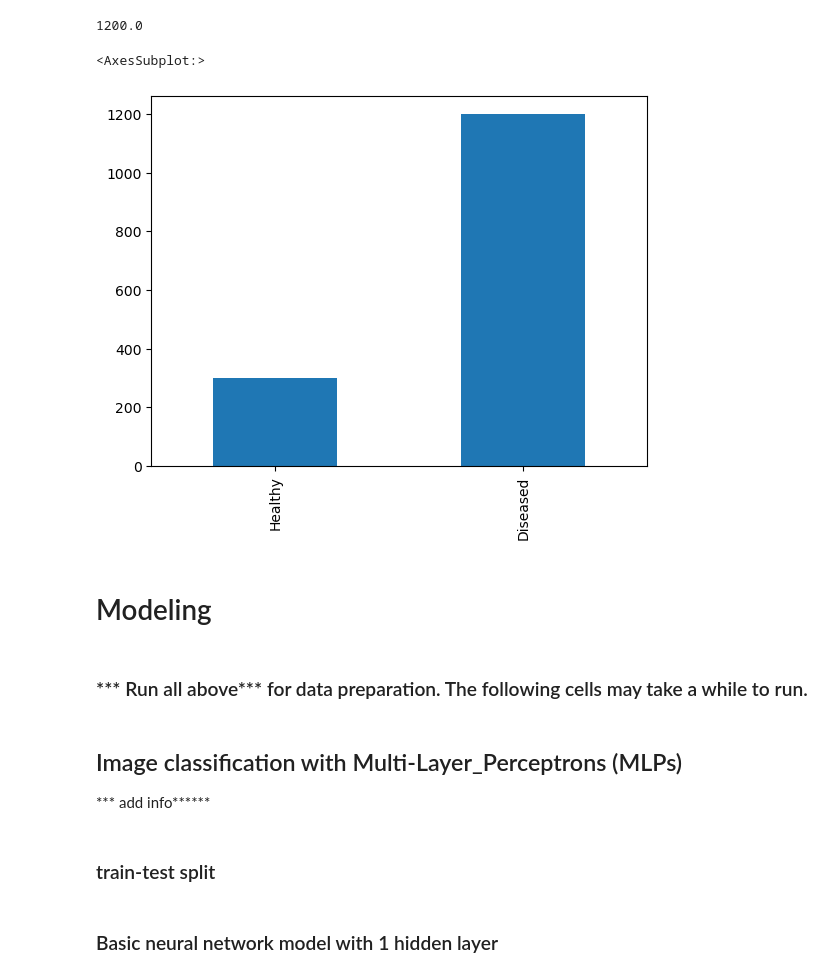
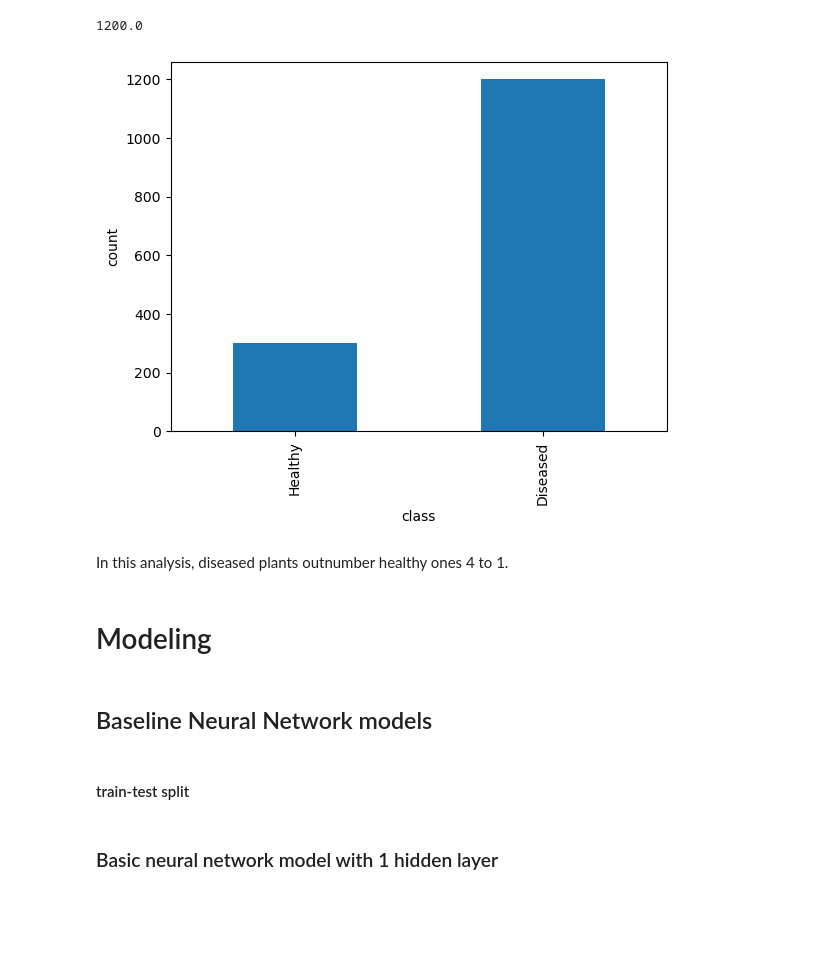
Before and after one commit to lalynjay/cassava_classification, a Jupyter notebook: small_dataset.ipynb, the cells around one changed output. Drawn from its saved outputs; the diff is of its cells as text; code cells hidden in the pictures; blank space fills up the shorter version.

Commit message:
reordered cells

```diff
--- a/small_dataset.ipynb
+++ b/small_dataset.ipynb
@@ -323,20 +314,17 @@ df['Diseased'].sum()
 1200.0
 # %%
 #visualize class imbalance
-df.sum().plot(kind='bar')
+df.sum().plot(kind='bar', xlabel='class', ylabel='count');
 # %% [output]
-<AxesSubplot:>
-[figure, old version]
+[figure, new version]
+# %% [markdown]
+In this analysis, diseased plants outnumber healthy ones 4 to 1.
 # %% [markdown]
 # Modeling
-# %% [markdown]
-### *** Run all above*** for data preparation. The following cells may take a while to run.
 # %% [markdown]
-## Image classification with Multi-Layer_Perceptrons (MLPs)
-
-*** add info******
+## Baseline Neural Network models
 # %% [markdown]
-### train-test split
+#### train-test split
 # %%
 final_train, final_test, train_labels, test_labels= train_test_split(train_img_unrow, y_train, test_size=0.2, random_state=42,shuffle=True)
 # %% [markdown]
```
Also changed, not shown: parts of 62 cells of this notebook.
